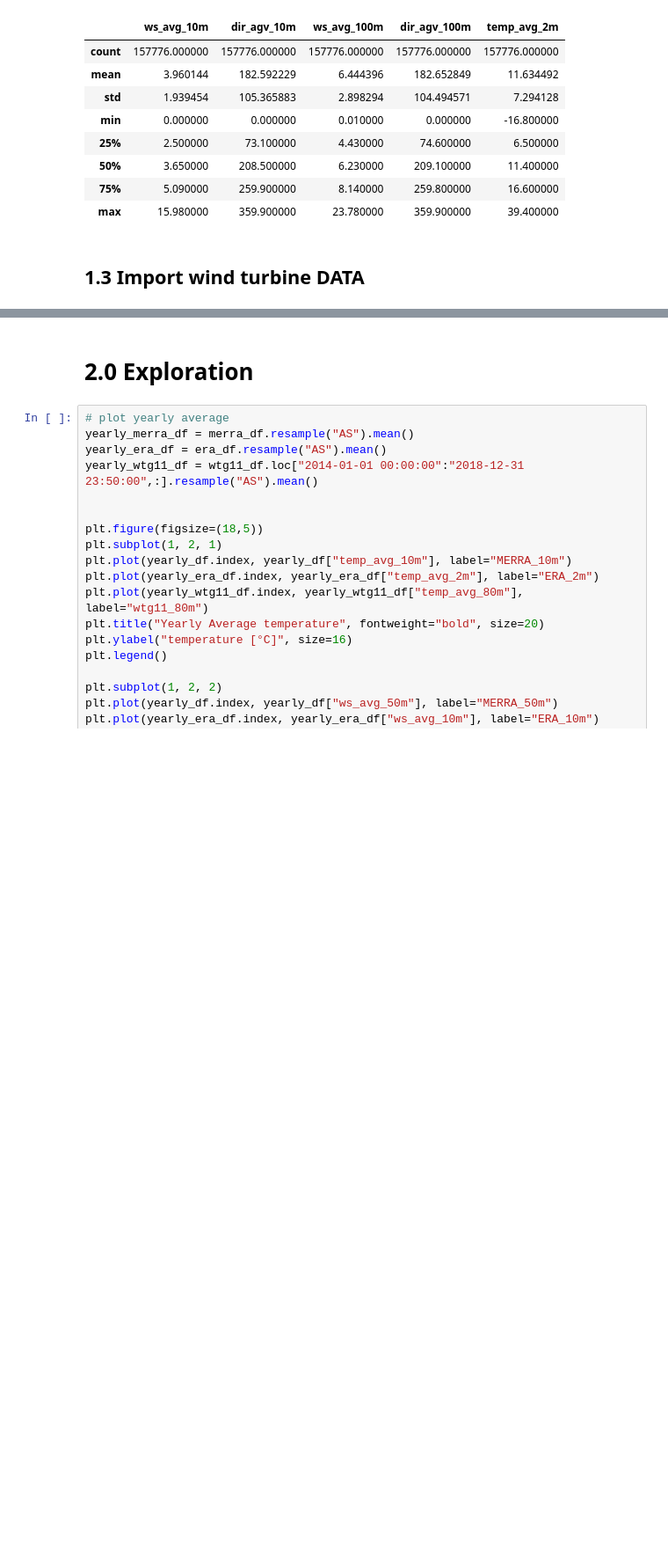
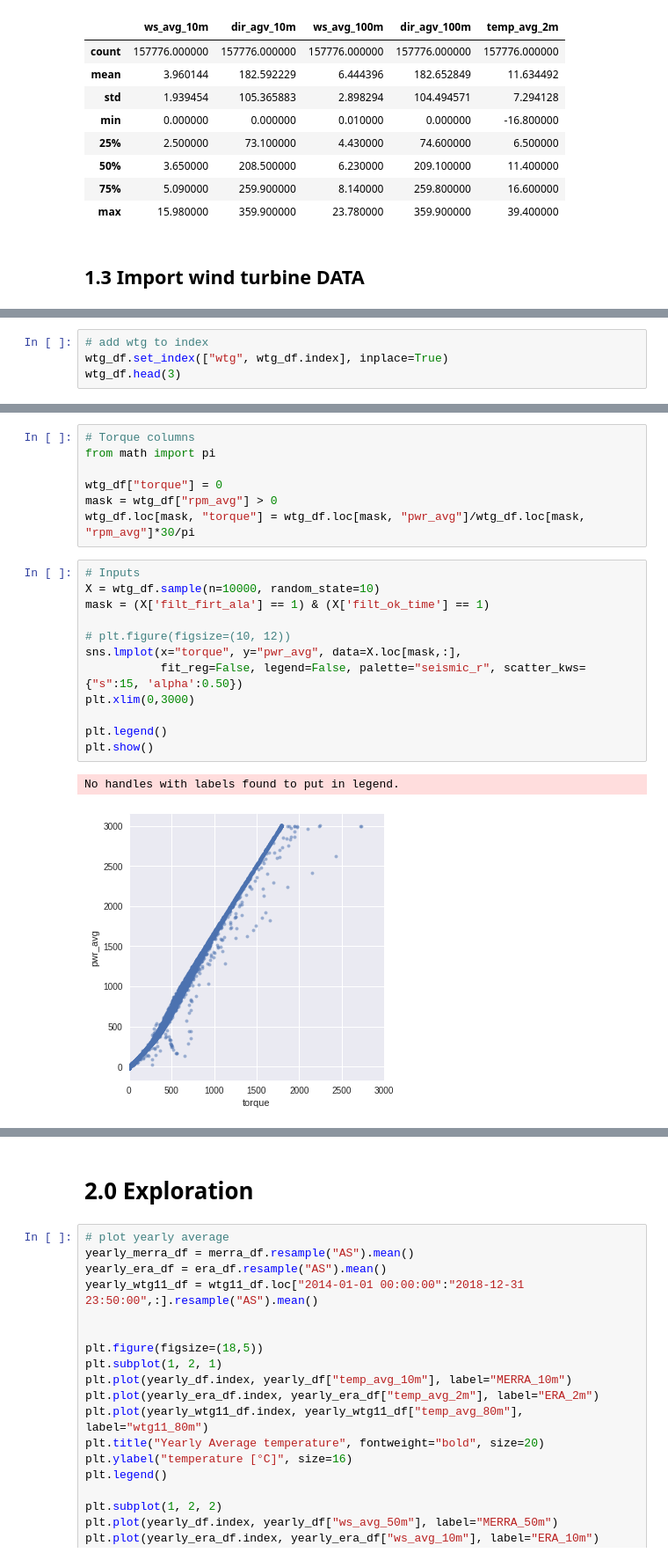
Before and after one commit to Umercia/wind_power, a Jupyter notebook: wind_farm_power_prediction.ipynb, the cells around one changed output, grey strips where cells are left out. Shown at 88% size. Drawn from its saved outputs; the diff is of its cells as text; blank space fills up the shorter version.

```diff
--- a/wind_farm_power_prediction.ipynb
+++ b/wind_farm_power_prediction.ipynb
@@ -293,0 +280,4 @@ wtg11_df = wtg11_df.loc["2014-01-01 00:00:00":"2018-12-31 23:50:00",:]
+# %%
+# add wtg to index
+wtg_df.set_index(["wtg", wtg_df.index], inplace=True)
+wtg_df.head(3)
@@ -293,0 +435,22 @@ wtg11_df = wtg11_df.loc["2014-01-01 00:00:00":"2018-12-31 23:50:00",:]
+# %%
+# Torque columns
+from math import pi
+
+wtg_df["torque"] = 0
+mask = wtg_df["rpm_avg"] > 0
+wtg_df.loc[mask, "torque"] = wtg_df.loc[mask, "pwr_avg"]/wtg_df.loc[mask, "rpm_avg"]*30/pi
+# %%
+# Inputs
+X = wtg_df.sample(n=10000, random_state=10)
+mask = (X['filt_firt_ala'] == 1) & (X['filt_ok_time'] == 1)
+
+# plt.figure(figsize=(10, 12))
+sns.lmplot(x="torque", y="pwr_avg", data=X.loc[mask,:],
+           fit_reg=False, legend=False, palette="seismic_r", scatter_kws={"s":15, 'alpha':0.50})
+plt.xlim(0,3000)
+
+plt.legend()
+plt.show()
+# %% [output]
+No handles with labels found to put in legend.
+[figure, added]
```
Also changed, not shown: parts of 38 cells of this notebook.
